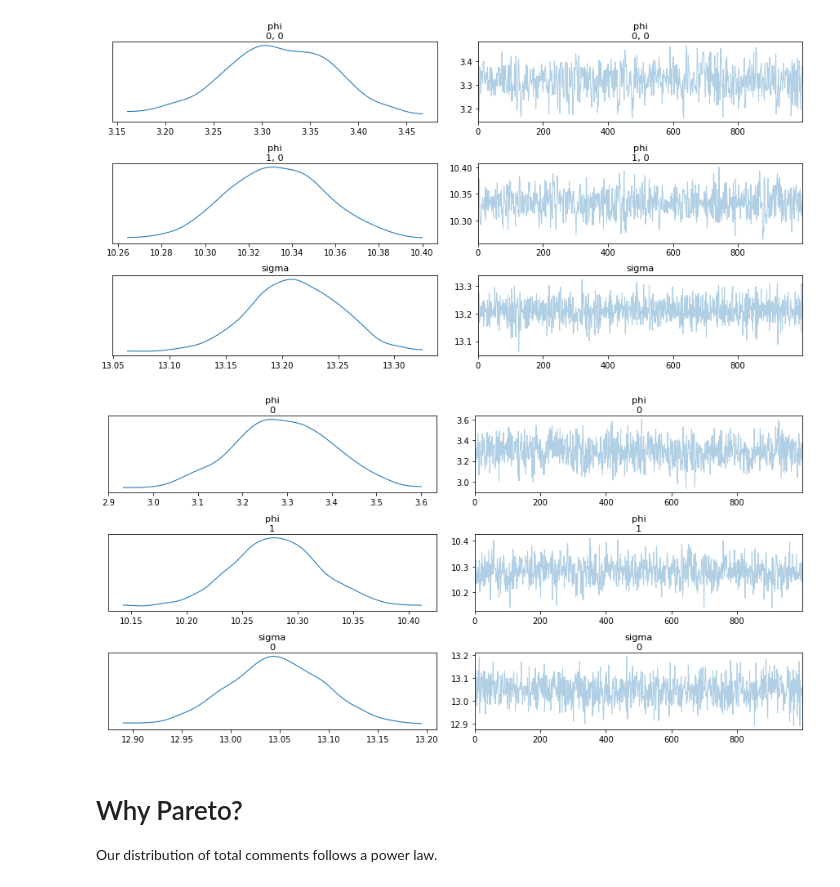
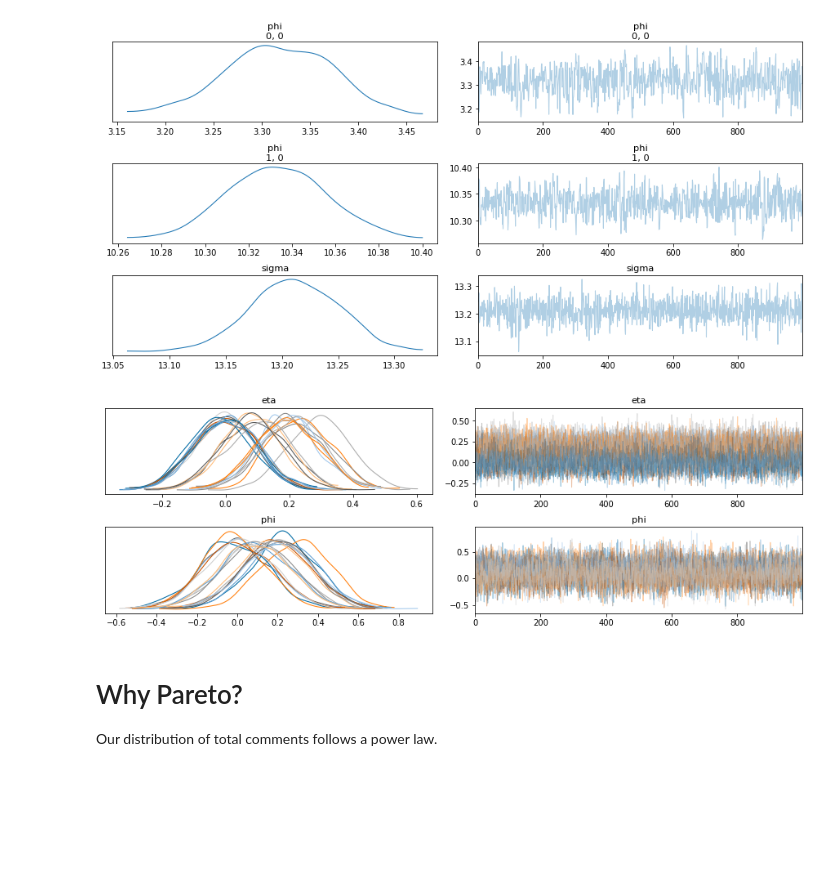
Before and after one commit to ageil/Probabilistic-Programming, a Jupyter notebook: model/TypeLevelModel.ipynb, the cells around one changed output. Saved outputs shown, nothing was run; the diff lists cells and outputs as text; code cells hidden in the pictures; blank space fills up the shorter version.

Commit message:
attempt to use full p_data

```diff
--- a/model/TypeLevelModel.ipynb
+++ b/model/TypeLevelModel.ipynb
@@ -147,3 +165,19 @@ p_data[:,1] = np.log(p_data[:,1] + 1)
+# %%
+# num initial comments
+p_data[:,4] = np.log(p_data[:,4] + 1)
+
+# avg upvotes
+# p_data[:,2] = np.log(p_data[:,2] + 1)
+
+# num authors
+p_data[:,3] = np.log(p_data[:,3] + 1)
+
+# avg comment len
+# p_data[:,1] = np.log(p_data[:,1] + 1)
+# %%
+# scale our data.
+scaler = StandardScaler()
+p_data[:,[1,2,3,4]] = scaler.fit_transform(p_data[:,[1,2,3,4]])
 # %% [markdown]
 split into train/test
 # %%
@@ -238,7 +272,7 @@ def model(p_data, p_types, t_data, y):
 
     # define a prior for our regression variables
     alpha_loc = torch.zeros((num_p_indeps, num_t_indeps))
-    alpha_scale = 0.1 * torch.ones((num_p_indeps, num_t_indeps))
+    alpha_scale = 1. * torch.ones((num_p_indeps, num_t_indeps))
 
     with pyro.plate("t_indep", num_t_indeps, dim=-1) as ti:
         with pyro.plate("p_indep1", num_p_indeps, dim=-2) as pi:
@@ -250,13 +284,13 @@ def model(p_data, p_types, t_data, y):
         with pyro.plate("p_indep2", num_p_indeps, dim=-2) as pi:
             phi_loc = torch.matmul(eta, t_data[t,:].T) # (num_p_indeps, num_t_indeps) x (num_t_indeps, num_types)
 
-            phi_dist = dist.Normal(phi_loc, 0.1)
+            phi_dist = dist.Normal(phi_loc, 1.)
             phi = pyro.sample("phi", phi_dist)
 
 
 #     pareto_alpha = pyro.sample("pareto_alpha", dist.HalfNormal(0.1))
 
-    subsample_size = 250
+    subsample_size = 1000
 
     # for each post, use the correct set of coefficients to run our post-level regression
     with pyro.plate("post", num_posts, subsample_size=subsample_size, dim=-1) as p:
@@ -270,7 +304,8 @@ def model(p_data, p_types, t_data, y):
 
         # calculate the mean: desired shape (num_posts, 1)
         mu = torch.mul(coefs, indeps.T).sum(dim=0)  # ((num_p_indeps, num_posts) .* (num_p_indeps, num_posts)).sum(over indeps)
-#         print(f"mu: {mu.shape}")
+        print(f"mu: {mu}")
+        print(f"exp mu: {torch.exp(mu)}")
 #         print(f"sigma (model): {sigma}")
         # sample
 #         print(f"y: {y.shape}")
@@ -285,7 +320,7 @@ def guide(p_data, p_types, t_data, y):
     # define a prior for our regression variables
 
     alpha_loc = torch.zeros((num_p_indeps, num_t_indeps))
-    alpha_scale = 0.1 * torch.ones((num_p_indeps, num_t_indeps))
+    alpha_scale = 1. * torch.ones((num_p_indeps, num_t_indeps))
 
     # The zeros and ones are the "alpha" in the graphical model from the proposal
     eta_loc = pyro.param("eta_loc", alpha_loc)
@@ -296,7 +331,7 @@ def guide(p_data, p_types, t_data, y):
             eta = pyro.sample("eta", dist.Normal(eta_loc, eta_scale))
 
     phi_scale = pyro.param("phi_scale",
-                           0.1 * torch.ones((num_p_indeps, 1)),
+                           1. * torch.ones((num_p_indeps, 1)),
                            constraint=constraints.positive) # share among all types.
 
     with pyro.plate("type", num_types, dim=-1) as t:
@@ -304,11 +339,6 @@ def guide(p_data, p_types, t_data, y):
             phi_loc = torch.matmul(eta, t_data[t,:].T) # (num_p_indeps, num_t_indeps) x (num_t_indeps, num_types)
 
             phi = pyro.sample("phi", dist.Normal(phi_loc, phi_scale[:]))
-
-#     pareto_alpha_scale = pyro.param('pareto_alpha_scale', 0.1 * torch.Tensor([1.]),
-#                              constraint=constraints.positive)
-#     pareto_alpha = pyro.sample("pareto_alpha", dist.HalfNormal(pareto_alpha_scale))
-#     print(f"sigma (guide): {sigma}")
 # %%
 pyro.clear_param_store()
 # %% [markdown]
@@ -587,9 +649,9 @@ az.plot_trace(data, compact=False);
 [figure]
 # %%
 az_samples = az.convert_to_inference_data(svi_samples)
-az.plot_trace(az_samples, compact=False);
+az.plot_trace(az_samples, compact=True);
 # %% [output]
-[figure, old version]
+[figure, new version]
 # %% [markdown]
 # Why Pareto?
 Our distribution of total comments follows a power law.
```
Also changed, not shown: parts of 16 cells of this notebook, 1 other file.
